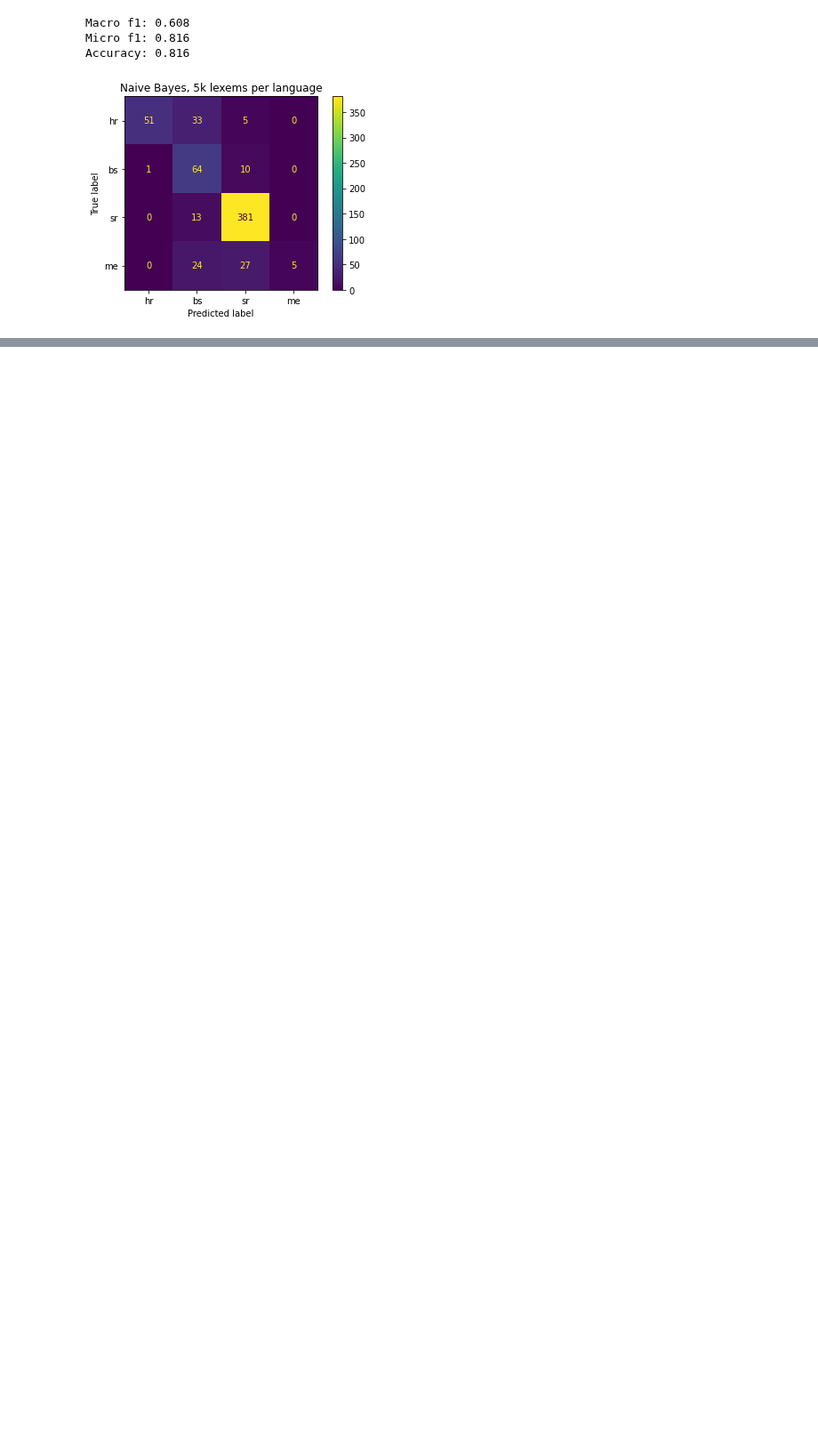
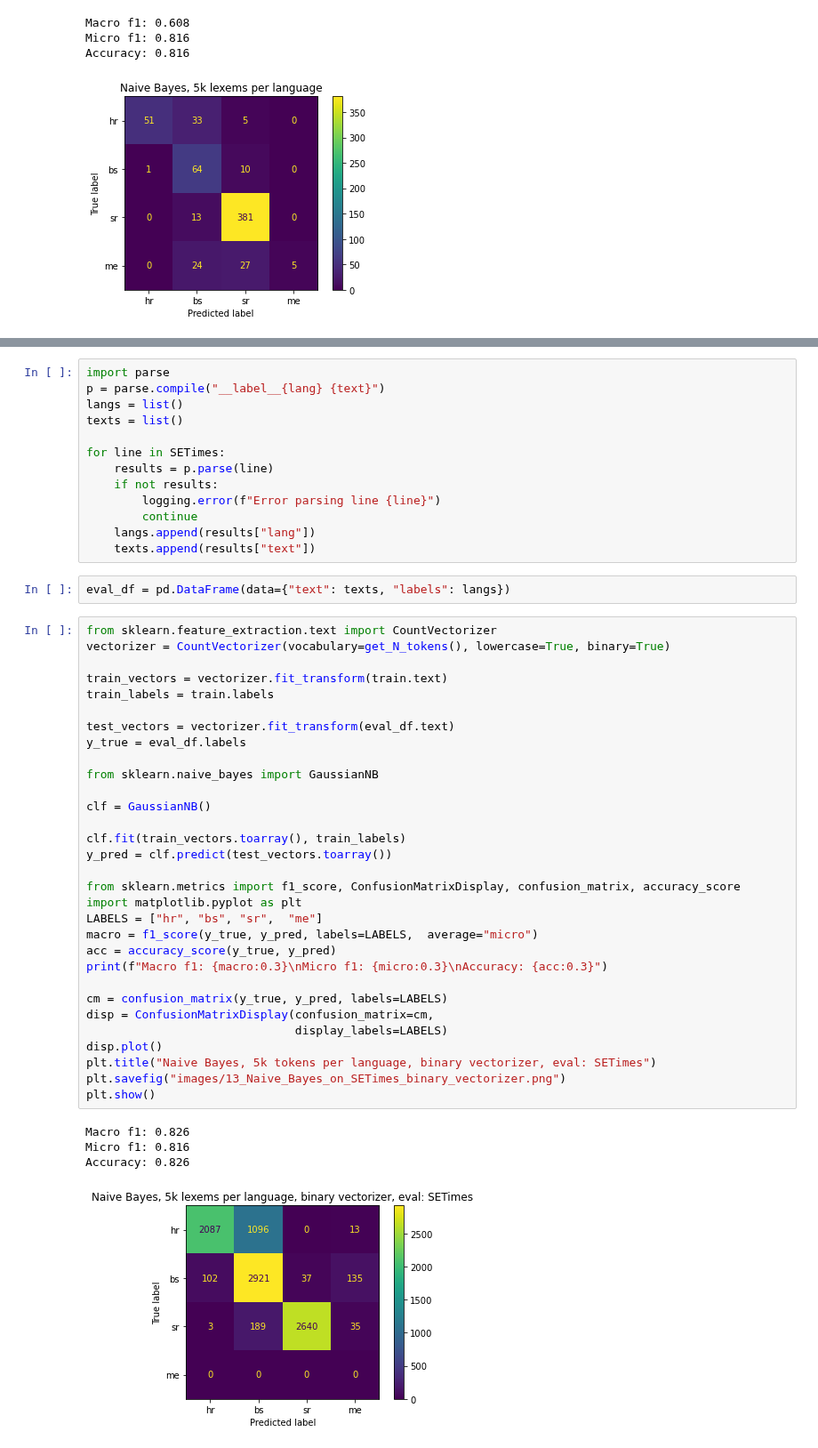
Before and after one commit to 5roop/task4, a Jupyter notebook: 13_dictionary_generation.ipynb, the cells around one changed output, grey strips where cells are left out. Shown at 89% size. Drawn from its saved outputs; the diff is of its cells as text; blank space fills up the shorter version.

Commit message:
Add first SETimes results.

```diff
--- a/13_dictionary_generation.ipynb
+++ b/13_dictionary_generation.ipynb
@@ -198,0 +207,51 @@ Accuracy: 0.816
+# %%
+import parse
+p = parse.compile("__label__{lang} {text}")
+langs = list()
+texts = list()
+
+for line in SETimes:
+    results = p.parse(line)
+    if not results:
+        logging.error(f"Error parsing line {line}")
+        continue
+    langs.append(results["lang"])
+    texts.append(results["text"])
+# %%
+eval_df = pd.DataFrame(data={"text": texts, "labels": langs})
+# %%
+from sklearn.feature_extraction.text import CountVectorizer
+vectorizer = CountVectorizer(vocabulary=get_N_tokens(), lowercase=True, binary=True)
+
+train_vectors = vectorizer.fit_transform(train.text)
+train_labels = train.labels
+
+test_vectors = vectorizer.fit_transform(eval_df.text)
+y_true = eval_df.labels
+
+from sklearn.naive_bayes import GaussianNB
+
+clf = GaussianNB()
+
+clf.fit(train_vectors.toarray(), train_labels)
+y_pred = clf.predict(test_vectors.toarray())
+
+from sklearn.metrics import f1_score, ConfusionMatrixDisplay, confusion_matrix, accuracy_score
+import matplotlib.pyplot as plt
+LABELS = ["hr", "bs", "sr",  "me"]
+macro = f1_score(y_true, y_pred, labels=LABELS,  average="micro")
+acc = accuracy_score(y_true, y_pred)
+print(f"Macro f1: {macro:0.3}\nMicro f1: {micro:0.3}\nAccuracy: {acc:0.3}")
+
+cm = confusion_matrix(y_true, y_pred, labels=LABELS)
+disp = ConfusionMatrixDisplay(confusion_matrix=cm,
+                              display_labels=LABELS)
+disp.plot()
+plt.title("Naive Bayes, 5k tokens per language, binary vectorizer, eval: SETimes")
+plt.savefig("images/13_Naive_Bayes_on_SETimes_binary_vectorizer.png")
+plt.show()
+# %% [output]
+Macro f1: 0.826
+Micro f1: 0.816
+Accuracy: 0.826
+[figure, added]
```
Also changed, not shown: parts of 2 cells of this notebook, 2 other files.
